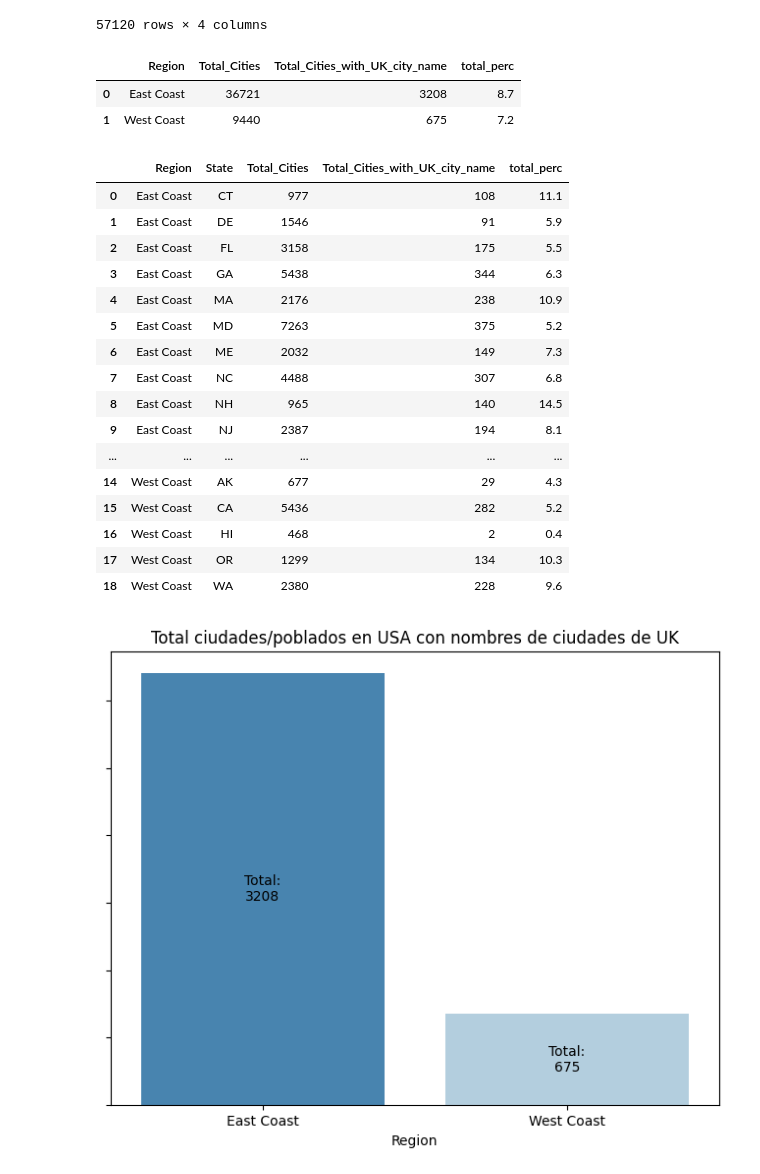
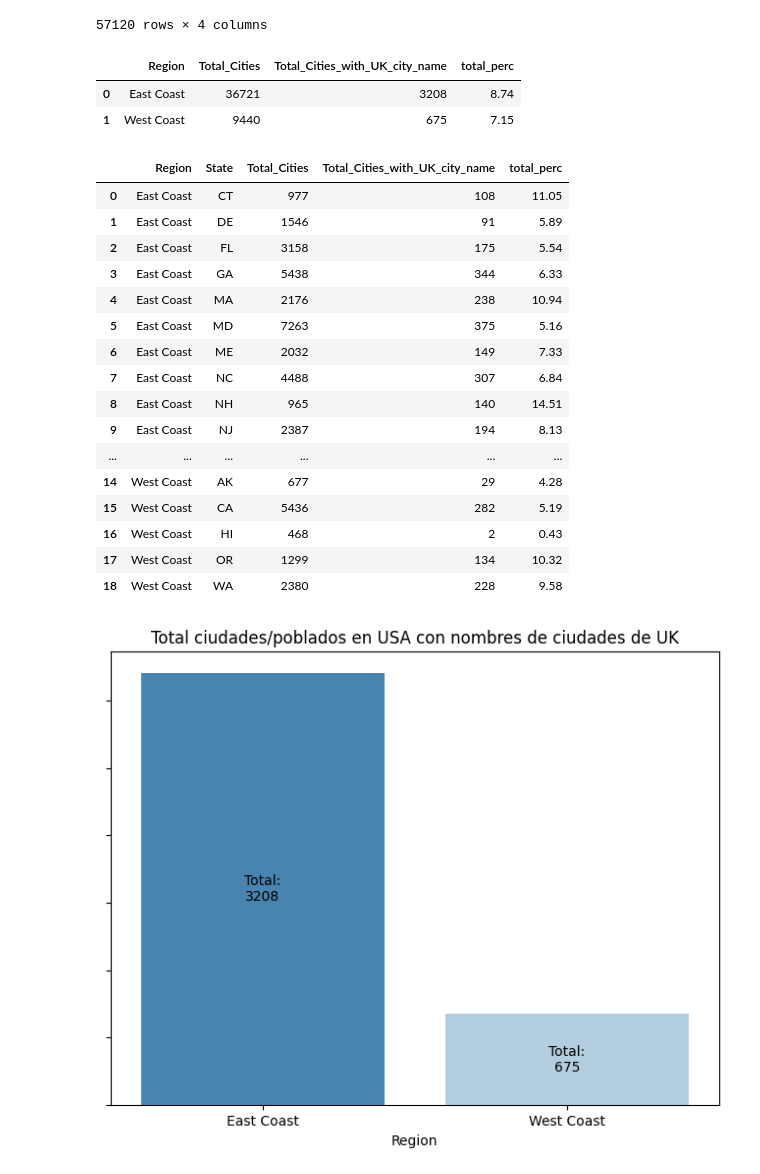
Before and after one commit to rbarrazap/codigos_publicos, a Jupyter notebook: Análisis worldcitiespop.ipynb, the cells around one changed output. Saved outputs shown, nothing was run; the diff lists cells and outputs as text; code cells hidden in the pictures.

```diff
--- a/Análisis worldcitiespop.ipynb
+++ b/Análisis worldcitiespop.ipynb
@@ -325,40 +325,40 @@ region_summary = df_us_west_east.groupby(['Region']).agg(
                                                                                     'City': 'Total_Cities',
                                                                                     'hasUKcityname': 'Total_Cities_with_UK_city_name'
                                     }, axis=1)
-region_summary['total_perc'] = region_summary.apply(lambda x: round(100 * x['Total_Cities_with_UK_city_name']/x['Total_Cities'], 1), axis = 1)
+region_summary['total_perc'] = region_summary.apply(lambda x: round(100*x['Total_Cities_with_UK_city_name']/x['Total_Cities'], 2), axis = 1)
 region_summary
 # %% [output]
 |  | Region | Total_Cities | Total_Cities_with_UK_city_name | total_perc |
-| 0 | East Coast | 36721 | 3208 | 8.7 |
-| 1 | West Coast | 9440 | 675 | 7.2 |
+| 0 | East Coast | 36721 | 3208 | 8.74 |
+| 1 | West Coast | 9440 | 675 | 7.15 |
 # %%
 # Desglose por estado
 state_summary = df_us_west_east.groupby(['Region','State']).agg(
                                                 {'City': 'nunique',
                                                 'hasUKcityname': 'sum'}).reset_index().rename({
                                                                                     'City': 'Total_Cities',
                                                                                     'hasUKcityname': 'Total_Cities_with_UK_city_name'
                                     }, axis=1)
-state_summary['total_perc'] = state_summary.apply(lambda x: round(100 * x['Total_Cities_with_UK_city_name']/x['Total_Cities'], 1), axis = 1)
+state_summary['total_perc'] = state_summary.apply(lambda x: round(100*x['Total_Cities_with_UK_city_name']/x['Total_Cities'], 2), axis = 1)
 state_summary
 # %% [output]
 |  | Region | State | Total_Cities | Total_Cities_with_UK_city_name | total_perc |
-| 0 | East Coast | CT | 977 | 108 | 11.1 |
-| 1 | East Coast | DE | 1546 | 91 | 5.9 |
-| 2 | East Coast | FL | 3158 | 175 | 5.5 |
-| 3 | East Coast | GA | 5438 | 344 | 6.3 |
-| 4 | East Coast | MA | 2176 | 238 | 10.9 |
-| 5 | East Coast | MD | 7263 | 375 | 5.2 |
-| 6 | East Coast | ME | 2032 | 149 | 7.3 |
-| 7 | East Coast | NC | 4488 | 307 | 6.8 |
-| 8 | East Coast | NH | 965 | 140 | 14.5 |
-| 9 | East Coast | NJ | 2387 | 194 | 8.1 |
+| 0 | East Coast | CT | 977 | 108 | 11.05 |
+| 1 | East Coast | DE | 1546 | 91 | 5.89 |
+| 2 | East Coast | FL | 3158 | 175 | 5.54 |
+| 3 | East Coast | GA | 5438 | 344 | 6.33 |
+| 4 | East Coast | MA | 2176 | 238 | 10.94 |
+| 5 | East Coast | MD | 7263 | 375 | 5.16 |
+| 6 | East Coast | ME | 2032 | 149 | 7.33 |
+| 7 | East Coast | NC | 4488 | 307 | 6.84 |
+| 8 | East Coast | NH | 965 | 140 | 14.51 |
+| 9 | East Coast | NJ | 2387 | 194 | 8.13 |
 | ... | ... | ... | ... | ... | ... |
-| 14 | West Coast | AK | 677 | 29 | 4.3 |
-| 15 | West Coast | CA | 5436 | 282 | 5.2 |
-| 16 | West Coast | HI | 468 | 2 | 0.4 |
-| 17 | West Coast | OR | 1299 | 134 | 10.3 |
-| 18 | West Coast | WA | 2380 | 228 | 9.6 |
+| 14 | West Coast | AK | 677 | 29 | 4.28 |
+| 15 | West Coast | CA | 5436 | 282 | 5.19 |
+| 16 | West Coast | HI | 468 | 2 | 0.43 |
+| 17 | West Coast | OR | 1299 | 134 | 10.32 |
+| 18 | West Coast | WA | 2380 | 228 | 9.58 |
 # %%
 import seaborn as sns
 fig, ax = plt.subplots(figsize=(8, 6))
```
Also changed, not shown: parts of 1 cell of this notebook.
